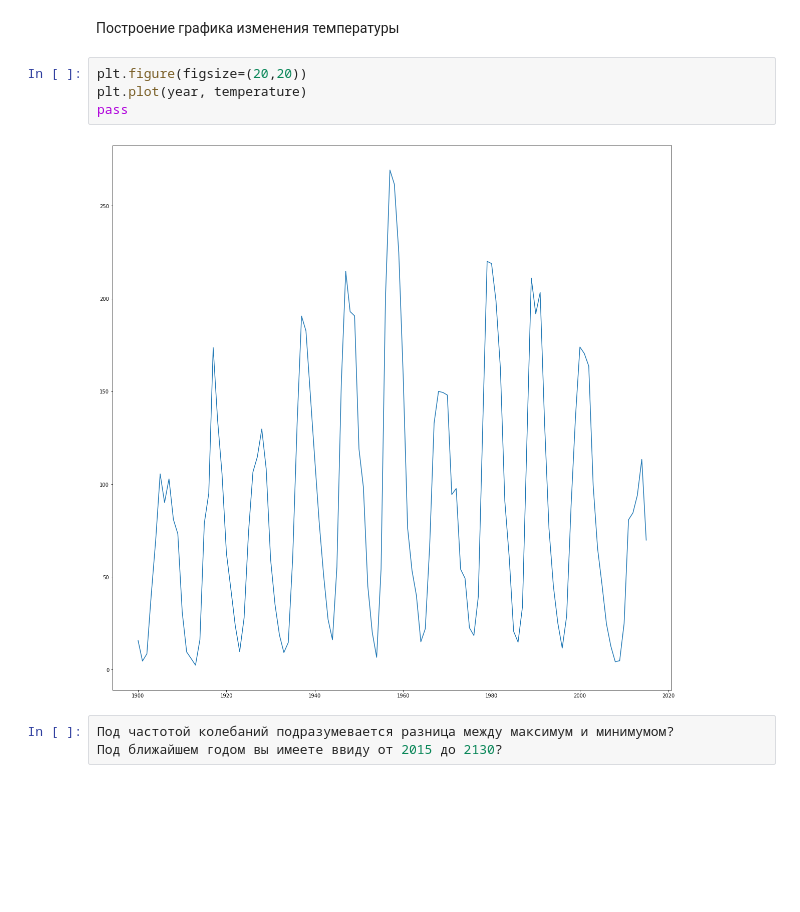
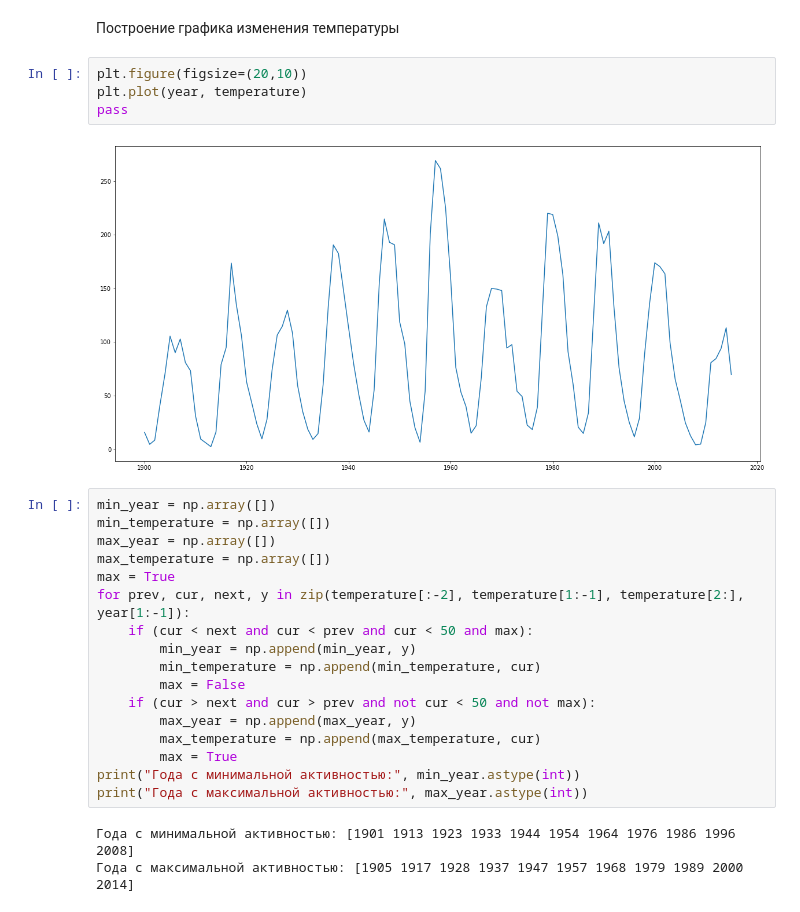
Before and after one commit to Anlayen/Achest, a Jupyter notebook: SunActivity.ipynb, the cells around one changed output. Drawn from its saved outputs; the diff is of its cells as text; blank space fills up the shorter version.

```diff
--- a/SunActivity.ipynb
+++ b/SunActivity.ipynb
@@ -68,11 +70,28 @@ pass
 # %% [markdown]
 Построение графика изменения температуры
 # %%
-plt.figure(figsize=(20,20))
+plt.figure(figsize=(20,10))
 plt.plot(year, temperature)
 pass
 # %% [output]
-[figure, old version]
+[figure, new version]
-# %%
-Под частотой колебаний подразумевается разница между максимум и минимумом?
-Под ближайшем годом вы имеете ввиду от 2015 до 2130?
+# %%
+min_year = np.array([])
+min_temperature = np.array([])
+max_year = np.array([])
+max_temperature = np.array([])
+max = True
+for prev, cur, next, y in zip(temperature[:-2], temperature[1:-1], temperature[2:], year[1:-1]):
+    if (cur < next and cur < prev and cur < 50 and max):
+        min_year = np.append(min_year, y)
+        min_temperature = np.append(min_temperature, cur)
+        max = False
+    if (cur > next and cur > prev and not cur < 50 and not max):
+        max_year = np.append(max_year, y)
+        max_temperature = np.append(max_temperature, cur)
+        max = True
+print("Года с минимальной активностью:", min_year.astype(int))
+print("Года с максимальной активностью:", max_year.astype(int))
+# %% [output]
+Года с минимальной активностью: [1901 1913 1923 1933 1944 1954 1964 1976 1986 1996 2008]
+Года с максимальной активностью: [1905 1917 1928 1937 1947 1957 1968 1979 1989 2000 2014]
```
Also changed, not shown: parts of 16 cells of this notebook.
